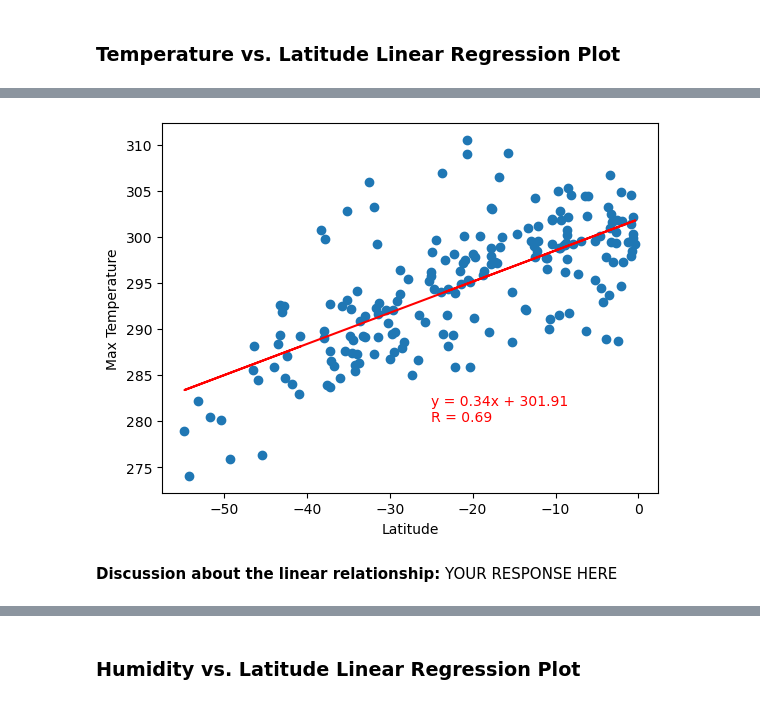
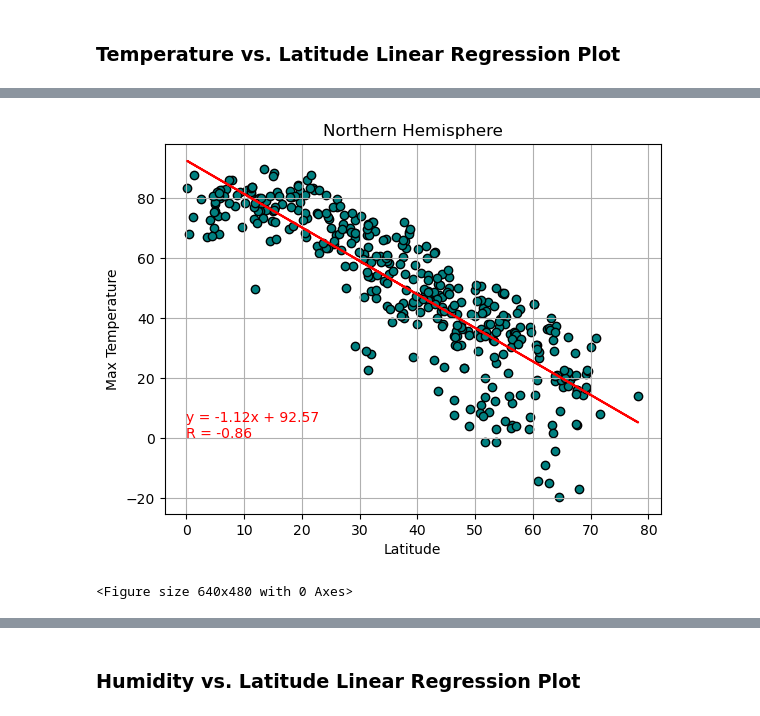
Before and after one commit to XimenaCasti/Python-API, a Jupyter notebook: WeatherPy/WeatherPy.ipynb, the cells around one changed output, grey strips where cells are left out. Drawn from its saved outputs; the diff is of its cells as text; code cells hidden in the pictures.

```diff
--- a/WeatherPy/WeatherPy.ipynb
+++ b/WeatherPy/WeatherPy.ipynb
@@ -347,3 +348,21 @@ plt.show()
+# %%
+# Define a function to create Linear Regression plots
+# YOUR CODE HERE
+
+def plot(x_values,y_values,lat,lng,ylabel,title):
+    (slope, intercept, rvalue, pvalue, stderr) = linregress(x_values, y_values)
+    regress_values = x_values * slope + intercept
+    line_eq = "y = " + str(round(slope,2)) + "x + " + str(round(intercept,2))
+    plt.scatter(x_values,y_values, facecolor='teal',edgecolor='black')
+    plt.title(title)
+    plt.plot(x_values,regress_values,"r-")
+    r_value = rvalue
+    plt.annotate(f'{line_eq}\nR = {r_value:.2f}', (lat, lng), fontsize=10, color="red")
+    plt.xlabel('Latitude')
+    plt.ylabel(ylabel)
+    plt.grid(True)
+    plt.show()
+    plt.savefig(f"output_data/temp_vs_{ylabel}.png")
 # %%
 # Create a DataFrame with the Northern Hemisphere data (Latitude >= 0)
 northern_hemi_df = city_data_df.loc[city_data_df["Lat"] >= 0]
@@ -399,18 +396,10 @@ plt.show()
-# %%
-# Linear regression on Southern Hemisphere
-x_values = southern_hemi_df['Lat']
-y_values = southern_hemi_df['Max Temp']
-(slope, intercept, rvalue, pvalue, stderr) = linregress(x_values, y_values)
-regress_values = x_values * slope + intercept
-line_eq = "y = " + str(round(slope,2)) + "x + " + str(round(intercept,2))
-plt.scatter(x_values,y_values)
-plt.plot(x_values,regress_values,"r-")
-r_value = rvalue
-plt.annotate(f'{line_eq}\nR = {r_value:.2f}', (-25, 280), fontsize=10, color="red")
-plt.xlabel('Latitude')
-plt.ylabel('Max Temperature')
-plt.show()
-# %% [output]
-[figure, removed]
-# %% [markdown]
-**Discussion about the linear relationship:** YOUR RESPONSE HERE
+# %%
+# Linear regression on Northern Hemisphere
+# Definig the values
+x_values = northern_hemi_df['Lat']
+y_values = northern_hemi_df['Max Temp']
+
+plot(x_values, y_values, 0, 0, "Max Temperature", 'Northern Hemisphere')
+# %% [output]
+[figure, added]
+<Figure size 640x480 with 0 Axes>
```
Also changed, not shown: parts of 35 cells of this notebook, 10 other files.
